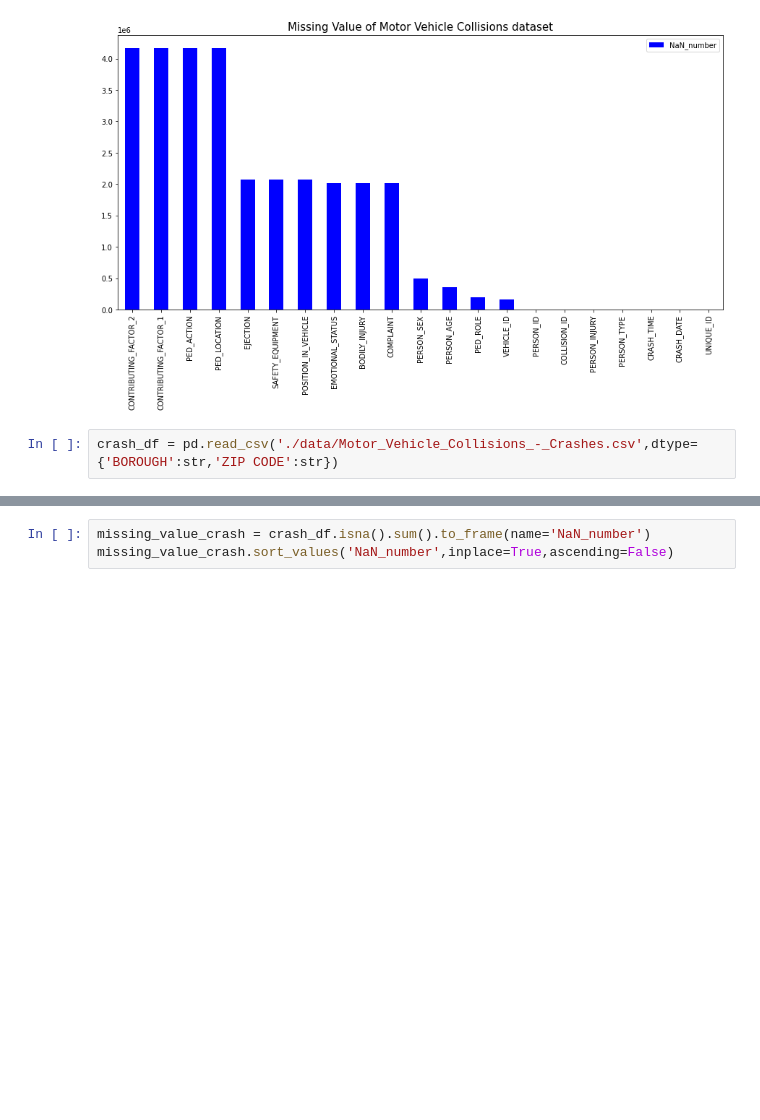
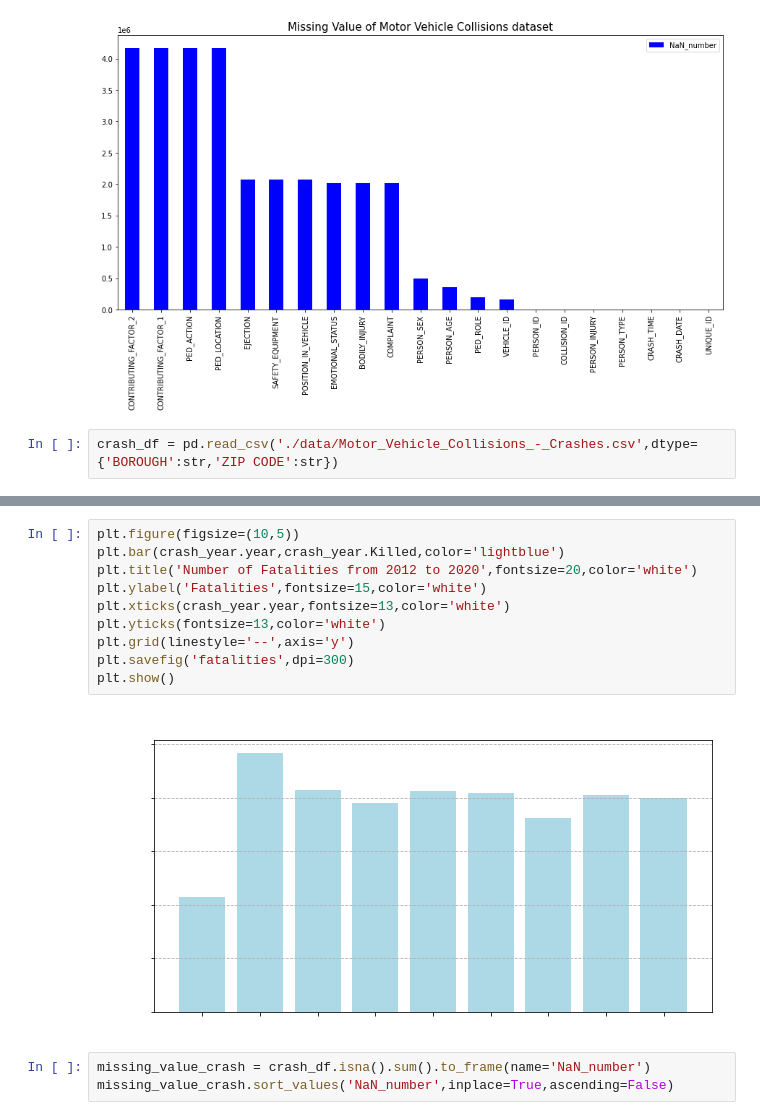
Before and after one commit to xaviercslung/ADS-FinalProject, a Jupyter notebook: ADS_final.ipynb, the cells around one changed output, grey strips where cells are left out. Saved outputs shown, nothing was run; the diff lists cells and outputs as text; blank space fills up the shorter version.

```diff
--- a/ADS_final.ipynb
+++ b/ADS_final.ipynb
@@ -42,3 +148,15 @@ crash_df = pd.read_csv('./data/Motor_Vehicle_Collisions_-_Crashes.csv',dtype={'B
+# %%
+plt.figure(figsize=(10,5))
+plt.bar(crash_year.year,crash_year.Killed,color='lightblue')
+plt.title('Number of Fatalities from 2012 to 2020',fontsize=20,color='white')
+plt.ylabel('Fatalities',fontsize=15,color='white')
+plt.xticks(crash_year.year,fontsize=13,color='white')
+plt.yticks(fontsize=13,color='white')
+plt.grid(linestyle='--',axis='y')
+plt.savefig('fatalities',dpi=300)
+plt.show()
+# %% [output]
+[figure, added]
 # %%
 missing_value_crash = crash_df.isna().sum().to_frame(name='NaN_number')
 missing_value_crash.sort_values('NaN_number',inplace=True,ascending=False)
```
Also changed, not shown: parts of 44 cells of this notebook, 4 other files.
